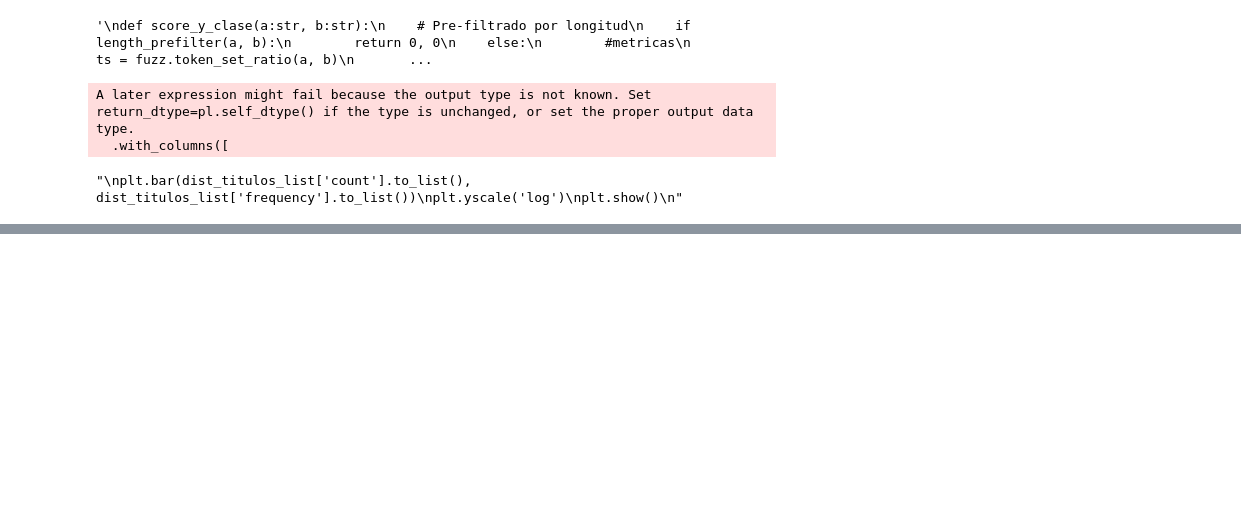
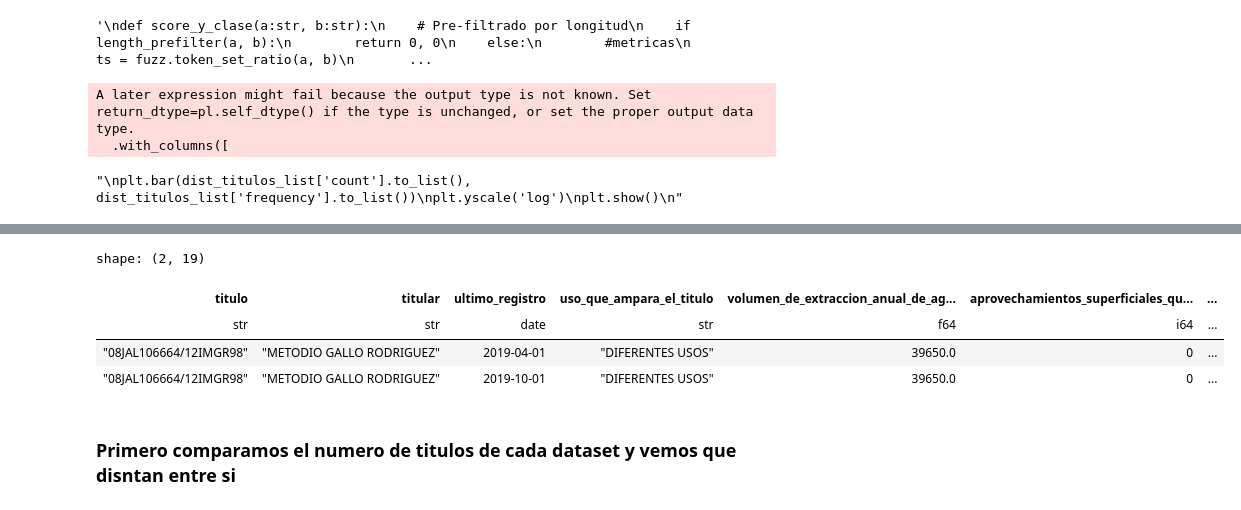
Before and after one commit to cesar-pachecoQ/WaterRightsAnomalies_DataSciense, a Jupyter notebook: DataManager/AnalisisAnomalis.ipynb, the cells around one changed output, grey strips where cells are left out. Drawn from its saved outputs; the diff is of its cells as text; code cells hidden in the pictures; blank space fills up the shorter version.

```diff
--- a/DataManager/AnalisisAnomalis.ipynb
+++ b/DataManager/AnalisisAnomalis.ipynb
@@ -18,5 +18,5 @@ import matplotlib.pyplot as plt
 # %%
 data_loader = DataLoader_Polars.DataLoaderPolars("../DataSets_CSVs/DataSets_Parquets/")
 df_concesiones = data_loader.load_concesiones()
-#manipulator = ManipulateData.ManipulateData(df_concesiones, "", "")
+manipulator = ManipulateData.ManipulateData(df_concesiones, "", "")
 # %%
@@ -47,2 +28,0 @@ def date_string_to_date(df):
-# %%
-df_concesiones = date_string_to_date(df_concesiones)
@@ -49,3 +33,5 @@ df_concesiones = date_string_to_date(df_concesiones)
+# %%
+df_concesiones = manipulator.date_string_to_date(df_concesiones)
 # %%
 # Para truncar fechas que ya tienen tiempo
 df_concesiones = df_concesiones.with_columns(
@@ -251,2 +252,12 @@ df_subterraneas = data_loader.load_subterraneas()
+# %%
+df_concesiones.filter(pl.col('titulo') == '08JAL106664/12IMGR98').head(2)
+# %% [output]
+shape: (2, 19)
+| titulo | titular | ultimo_registro | uso_que_ampara_el_titulo | volumen_de_extraccion_anual_de_ag... | aprovechamientos_superficiales_qu... | ... |
+| str | str | date | str | f64 | i64 | ... |
+| "08JAL106664/12IMGR98" | "METODIO GALLO RODRIGUEZ" | 2019-04-01 | "DIFERENTES USOS" | 39650.0 | 0 | ... |
+| "08JAL106664/12IMGR98" | "METODIO GALLO RODRIGUEZ" | 2019-10-01 | "DIFERENTES USOS" | 39650.0 | 0 | ... |
 # %%
 df_superficiales = data_loader.load_superficiales()
+# %% [markdown]
+### Primero comparamos el numero de titulos de cada dataset y vemos que disntan entre si
```
Also changed, not shown: parts of 24 cells of this notebook.
